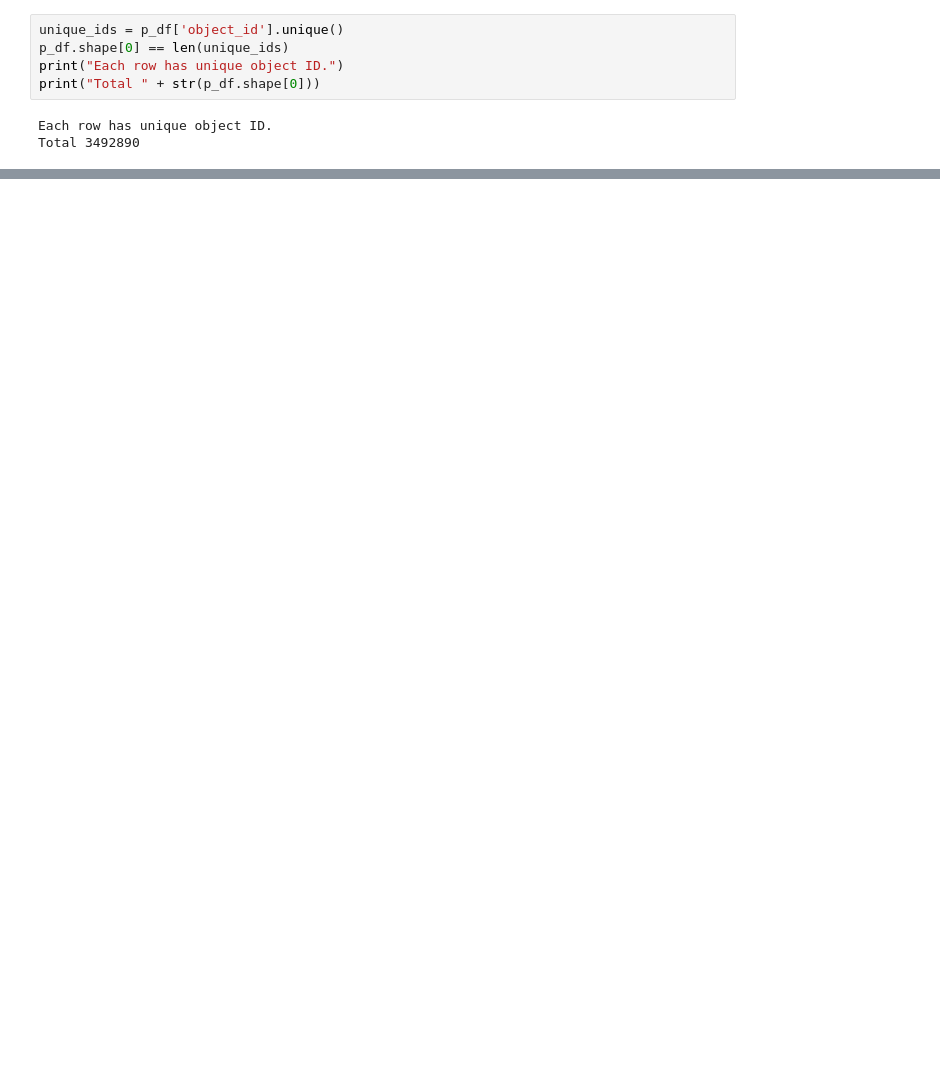
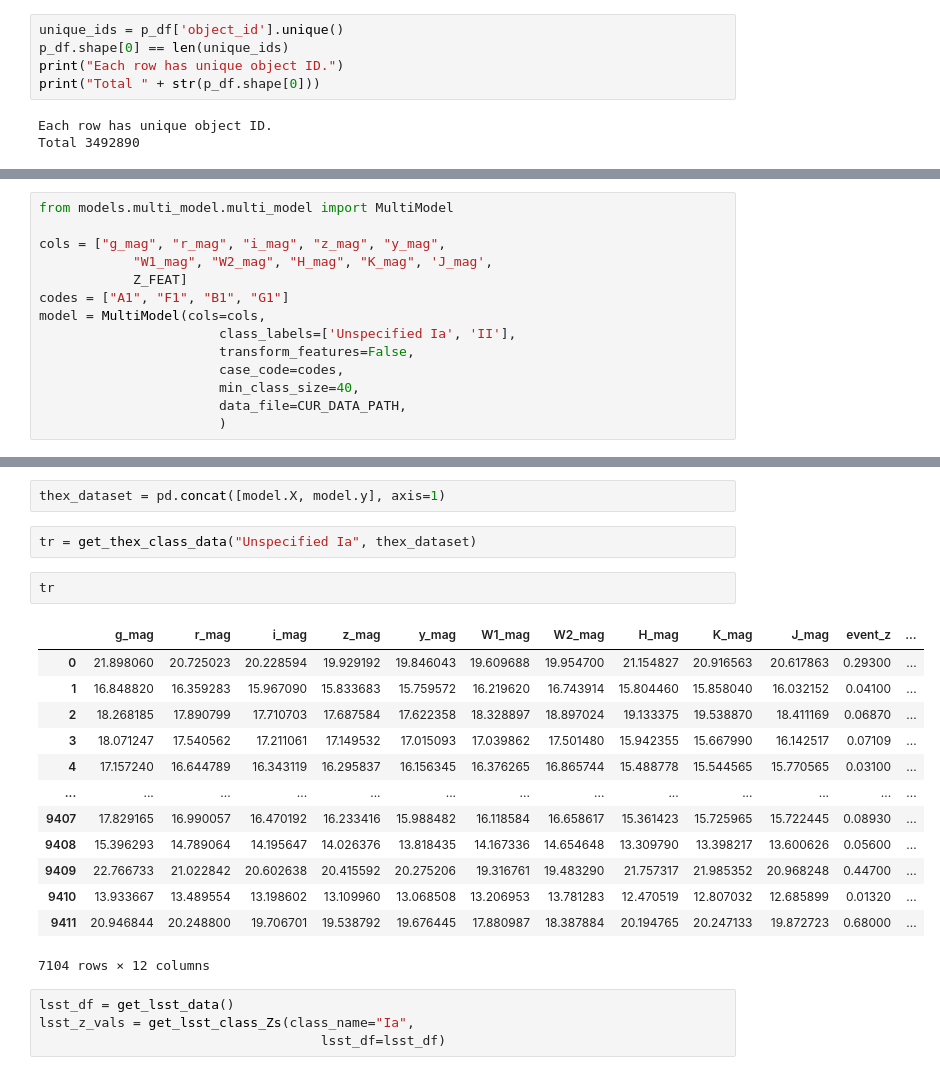
Before and after one commit to marinakiseleva/z_dist, a Jupyter notebook: notebooks/Plasticc Data Prep.ipynb, the cells around one changed output, grey strips where cells are left out. Saved outputs shown, nothing was run; the diff lists cells and outputs as text; blank space fills up the shorter version.

```diff
--- a/notebooks/Plasticc Data Prep.ipynb
+++ b/notebooks/Plasticc Data Prep.ipynb
@@ -58,0 +61,14 @@ Total 3492890
+# %%
+from models.multi_model.multi_model import MultiModel
+
+cols = ["g_mag", "r_mag", "i_mag", "z_mag", "y_mag",
+            "W1_mag", "W2_mag", "H_mag", "K_mag", 'J_mag',
+            Z_FEAT]
+codes = ["A1", "F1", "B1", "G1"]
+model = MultiModel(cols=cols,
+                       class_labels=['Unspecified Ia', 'II'],
+                       transform_features=False,
+                       case_code=codes,
+                       min_class_size=40,
+                       data_file=CUR_DATA_PATH,
+                       )
@@ -58,0 +92,24 @@ Total 3492890
+# %%
+thex_dataset = pd.concat([model.X, model.y], axis=1)
+# %%
+tr = get_thex_class_data("Unspecified Ia", thex_dataset)
+# %%
+tr
+# %% [output]
+|  | g_mag | r_mag | i_mag | z_mag | y_mag | W1_mag | W2_mag | H_mag | K_mag | J_mag | event_z | ... |
+| 0 | 21.898060 | 20.725023 | 20.228594 | 19.929192 | 19.846043 | 19.609688 | 19.954700 | 21.154827 | 20.916563 | 20.617863 | 0.29300 | ... |
+| 1 | 16.848820 | 16.359283 | 15.967090 | 15.833683 | 15.759572 | 16.219620 | 16.743914 | 15.804460 | 15.858040 | 16.032152 | 0.04100 | ... |
+| 2 | 18.268185 | 17.890799 | 17.710703 | 17.687584 | 17.622358 | 18.328897 | 18.897024 | 19.133375 | 19.538870 | 18.411169 | 0.06870 | ... |
+| 3 | 18.071247 | 17.540562 | 17.211061 | 17.149532 | 17.015093 | 17.039862 | 17.501480 | 15.942355 | 15.667990 | 16.142517 | 0.07109 | ... |
+| 4 | 17.157240 | 16.644789 | 16.343119 | 16.295837 | 16.156345 | 16.376265 | 16.865744 | 15.488778 | 15.544565 | 15.770565 | 0.03100 | ... |
+| ... | ... | ... | ... | ... | ... | ... | ... | ... | ... | ... | ... | ... |
+| 9407 | 17.829165 | 16.990057 | 16.470192 | 16.233416 | 15.988482 | 16.118584 | 16.658617 | 15.361423 | 15.725965 | 15.722445 | 0.08930 | ... |
+| 9408 | 15.396293 | 14.789064 | 14.195647 | 14.026376 | 13.818435 | 14.167336 | 14.654648 | 13.309790 | 13.398217 | 13.600626 | 0.05600 | ... |
+| 9409 | 22.766733 | 21.022842 | 20.602638 | 20.415592 | 20.275206 | 19.316761 | 19.483290 | 21.757317 | 21.985352 | 20.968248 | 0.44700 | ... |
+| 9410 | 13.933667 | 13.489554 | 13.198602 | 13.109960 | 13.068508 | 13.206953 | 13.781283 | 12.470519 | 12.807032 | 12.685899 | 0.01320 | ... |
+| 9411 | 20.946844 | 20.248800 | 19.706701 | 19.538792 | 19.676445 | 17.880987 | 18.387884 | 20.194765 | 20.247133 | 19.872723 | 0.68000 | ... |
+7104 rows × 12 columns
+# %%
+lsst_df = get_lsst_data()
+lsst_z_vals = get_lsst_class_Zs(class_name="Ia",
+                                    lsst_df=lsst_df)
```
Also changed, not shown: parts of 13 cells of this notebook, 7 other files.
